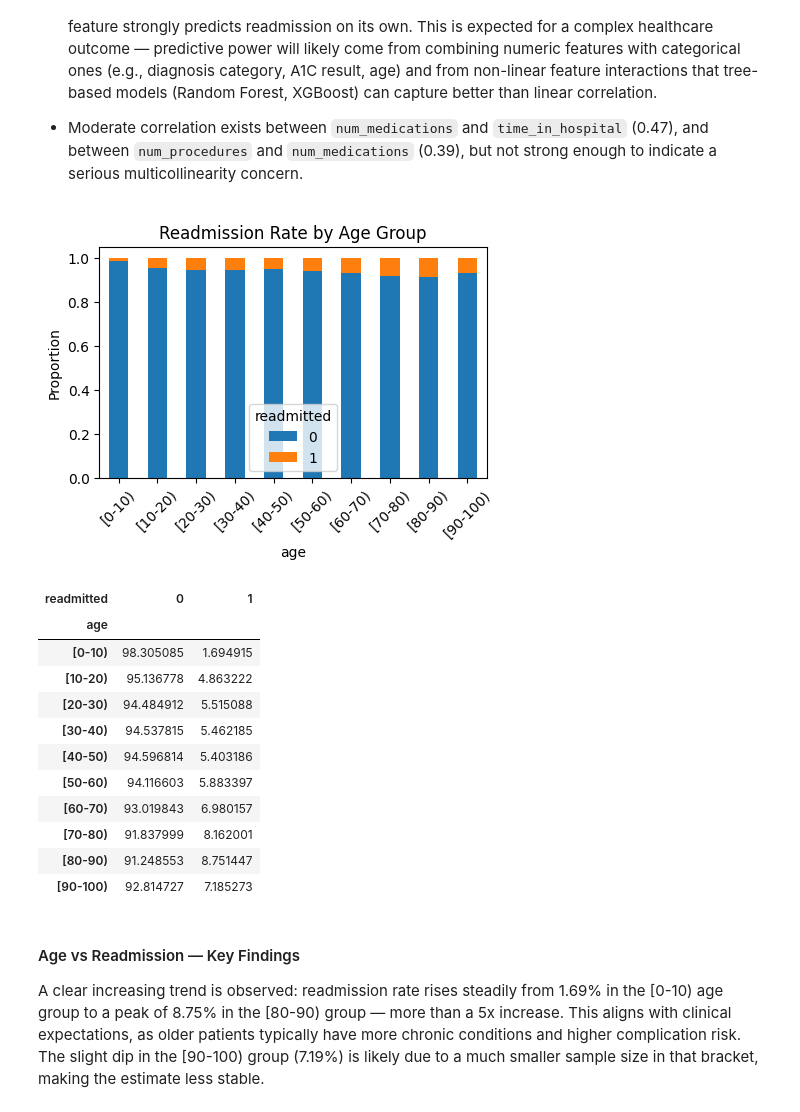
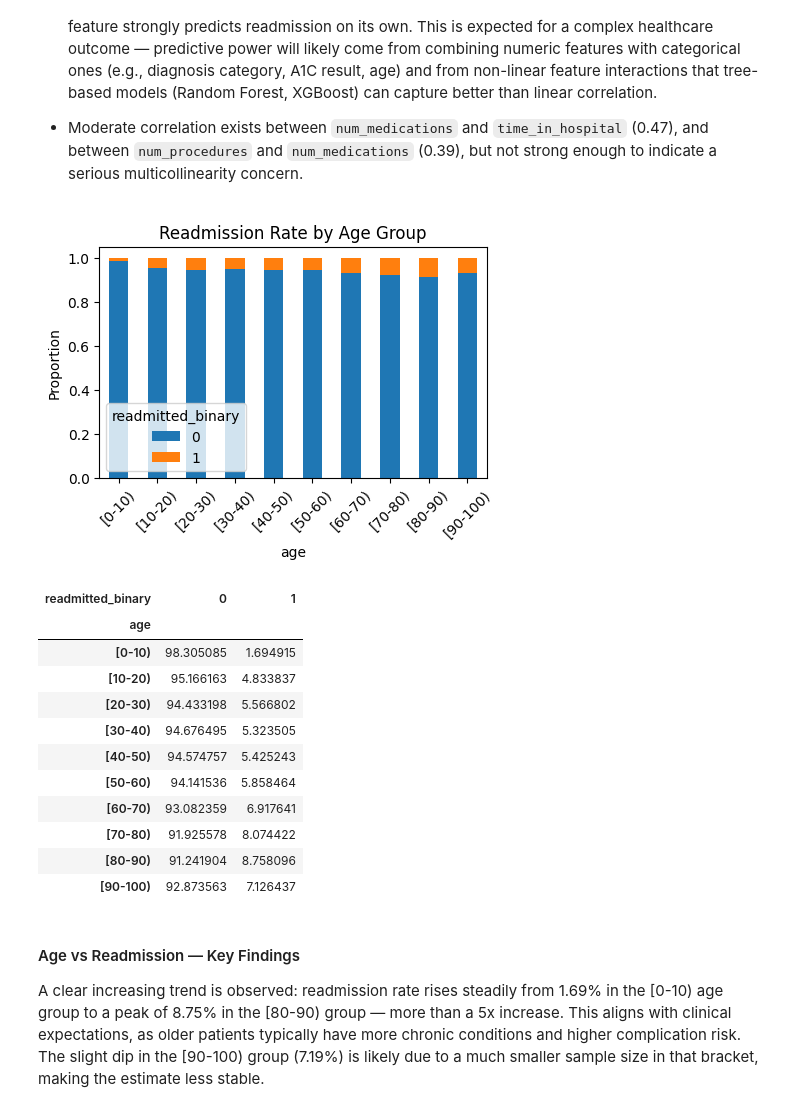
Before and after one commit to Priyanshi-Vishwakarma22/Hospital_Readmission_Risk_Prediction, a Jupyter notebook: notebook/healthcare_readmission_risk_prediction_EDA.ipynb, the cells around one changed output. Saved outputs shown, nothing was run; the diff lists cells and outputs as text; code cells hidden in the pictures.

```diff
--- a/notebook/healthcare_readmission_risk_prediction_EDA.ipynb
+++ b/notebook/healthcare_readmission_risk_prediction_EDA.ipynb
@@ -237,7 +238,7 @@ readmitted                   0.000000
 dtype: float64
 # %%
 # Drop high-missing columns
-df = df.drop(columns=["weight", "payer_code", "medical_specialty", "max_glu_serum"])
+df = df.drop(columns=["weight", "payer_code", "medical_specialty", "max_glu_serum"],errors="ignore")
 # %%
 df.nunique()
 # %% [output]
@@ -301,4 +302,4 @@ df.shape
 # %%
 df = df.drop(columns = ["patient_nbr","encounter_id"])
 # %%
-df["race"].value_counts(dropna = False)
+df["race"] = df["race"].fillna("Unknown")
@@ -314,5 +306,5 @@ Name: count, dtype: int64
 # %%
-df = df.dropna(subset = ["race","diag_1","diag_2","diag_3"])
+df = df.dropna(subset = ["diag_1","diag_2","diag_3"])
 # %%
 df.shape
 # %% [output]
@@ -343,4 +335,4 @@ NO     66.672509
 Name: proportion, dtype: float64
 # %%
-df["readmitted"] = df["readmitted"].map({">30":0,"NO":0,"<30":1})
+df["readmitted_binary"] = df["readmitted"].apply(lambda x :1 if x=="<30" else 0)
 # %%
@@ -708,28 +703,28 @@ plt.show()
   strong enough to indicate a serious multicollinearity concern.
 # %%
 # Age vs readmitted
-pd.crosstab(df['age'], df['readmitted'], normalize='index').plot(kind='bar', stacked=True, figsize=(5,3))
+pd.crosstab(df['age'], df['readmitted_binary'], normalize='index').plot(kind='bar', stacked=True, figsize=(5,3))
 plt.title('Readmission Rate by Age Group')
 plt.ylabel('Proportion')
 plt.xticks(rotation=45)
 plt.show()
 # %% [output]
-[figure, old version]
+[figure, new version]
 # %%
-pd.crosstab(df["age"], df["readmitted"], normalize = "index" )*100
+pd.crosstab(df["age"], df["readmitted_binary"], normalize = "index" )*100
 # %% [output]
-| readmitted | 0 | 1 |
+| readmitted_binary | 0 | 1 |
 | age |  |  |
 | [0-10) | 98.305085 | 1.694915 |
-| [10-20) | 95.136778 | 4.863222 |
-| [20-30) | 94.484912 | 5.515088 |
-| [30-40) | 94.537815 | 5.462185 |
-| [40-50) | 94.596814 | 5.403186 |
-| [50-60) | 94.116603 | 5.883397 |
-| [60-70) | 93.019843 | 6.980157 |
-| [70-80) | 91.837999 | 8.162001 |
-| [80-90) | 91.248553 | 8.751447 |
-| [90-100) | 92.814727 | 7.185273 |
+| [10-20) | 95.166163 | 4.833837 |
+| [20-30) | 94.433198 | 5.566802 |
+| [30-40) | 94.676495 | 5.323505 |
+| [40-50) | 94.574757 | 5.425243 |
+| [50-60) | 94.141536 | 5.858464 |
+| [60-70) | 93.082359 | 6.917641 |
+| [70-80) | 91.925578 | 8.074422 |
+| [80-90) | 91.241904 | 8.758096 |
+| [90-100) | 92.873563 | 7.126437 |
 # %% [markdown]
 #### Age vs Readmission — Key Findings
 
```
Also changed, not shown: parts of 34 cells of this notebook, 2 other files.
